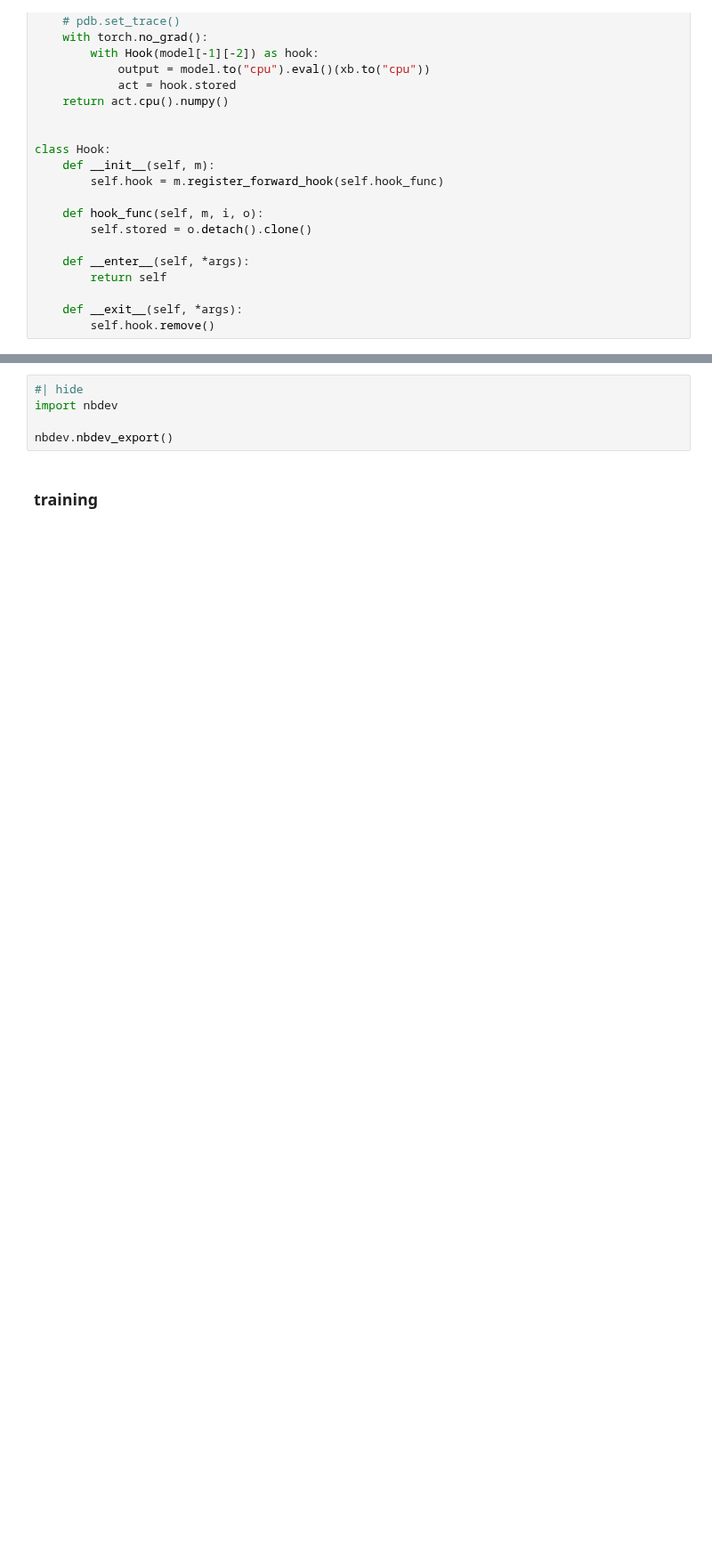
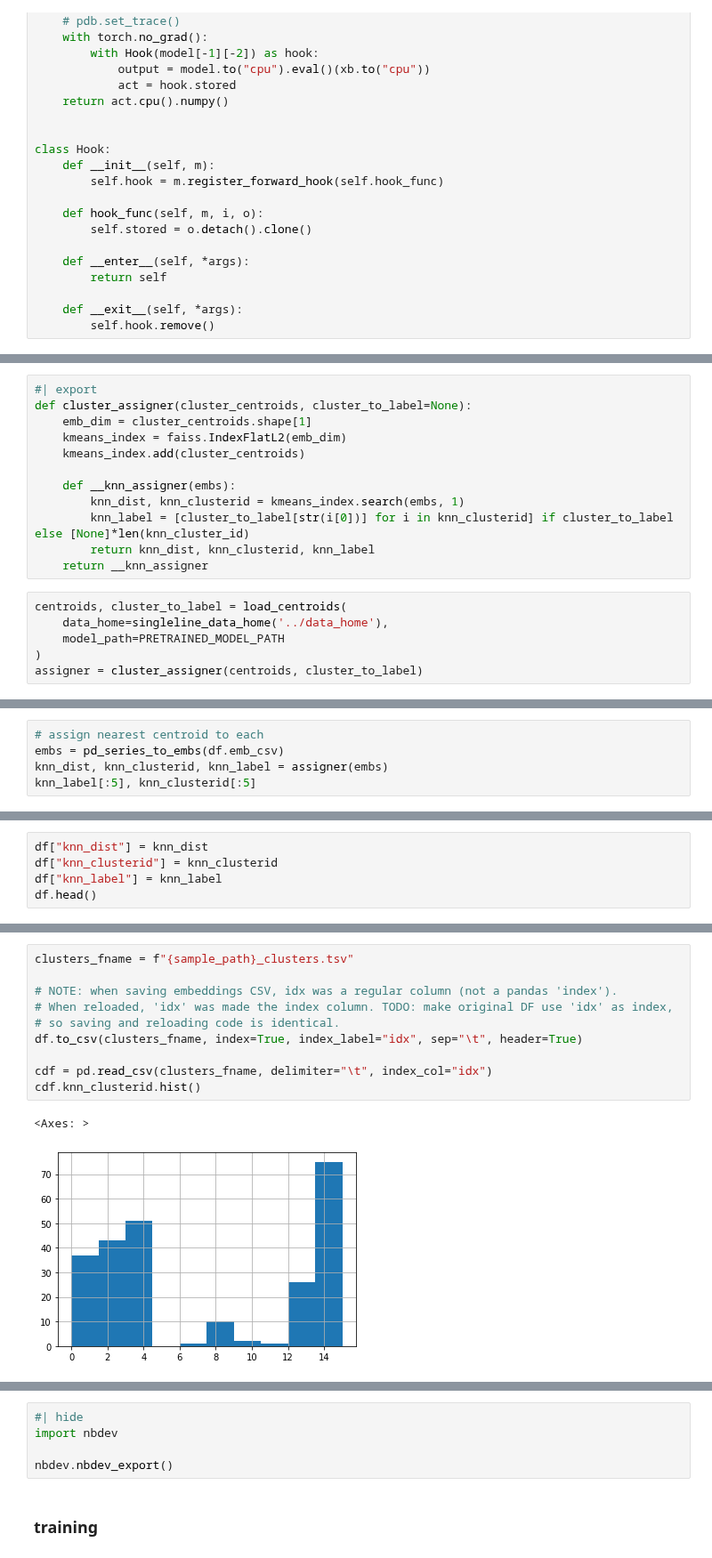
Before and after one commit to andrewlook/singleline_dataset, a Jupyter notebook: nbs/01_embeddings.ipynb, the cells around one changed output, grey strips where cells are left out. Shown at 89% size. Drawn from its saved outputs; the diff is of its cells as text; blank space fills up the shorter version.

```diff
--- a/nbs/01_embeddings.ipynb
+++ b/nbs/01_embeddings.ipynb
@@ -256,0 +409,18 @@ df.head()
+# %%
+#| export
+def cluster_assigner(cluster_centroids, cluster_to_label=None):
+    emb_dim = cluster_centroids.shape[1]
+    kmeans_index = faiss.IndexFlatL2(emb_dim)
+    kmeans_index.add(cluster_centroids)
+
+    def __knn_assigner(embs):
+        knn_dist, knn_clusterid = kmeans_index.search(embs, 1)
+        knn_label = [cluster_to_label[str(i[0])] for i in knn_clusterid] if cluster_to_label else [None]*len(knn_cluster_id)
+        return knn_dist, knn_clusterid, knn_label
+    return __knn_assigner
+# %%
+centroids, cluster_to_label = load_centroids(
+    data_home=singleline_data_home('../data_home'),
+    model_path=PRETRAINED_MODEL_PATH
+)
+assigner = cluster_assigner(centroids, cluster_to_label)
@@ -256,0 +431,5 @@ df.head()
+# %%
+# assign nearest centroid to each
+embs = pd_series_to_embs(df.emb_csv)
+knn_dist, knn_clusterid, knn_label = assigner(embs)
+knn_label[:5], knn_clusterid[:5]
@@ -256,0 +443,5 @@ df.head()
+# %%
+df["knn_dist"] = knn_dist
+df["knn_clusterid"] = knn_clusterid
+df["knn_label"] = knn_label
+df.head()
@@ -256,0 +455,13 @@ df.head()
+# %%
+clusters_fname = f"{sample_path}_clusters.tsv"
+
+# NOTE: when saving embeddings CSV, idx was a regular column (not a pandas 'index').
+# When reloaded, 'idx' was made the index column. TODO: make original DF use 'idx' as index,
+# so saving and reloading code is identical.
+df.to_csv(clusters_fname, index=True, index_label="idx", sep="\t", header=True)
+
+cdf = pd.read_csv(clusters_fname, delimiter="\t", index_col="idx")
+cdf.knn_clusterid.hist()
+# %% [output]
+<Axes: >
+[figure, added]
```
Also changed, not shown: parts of 37 cells of this notebook, 5 other files.
